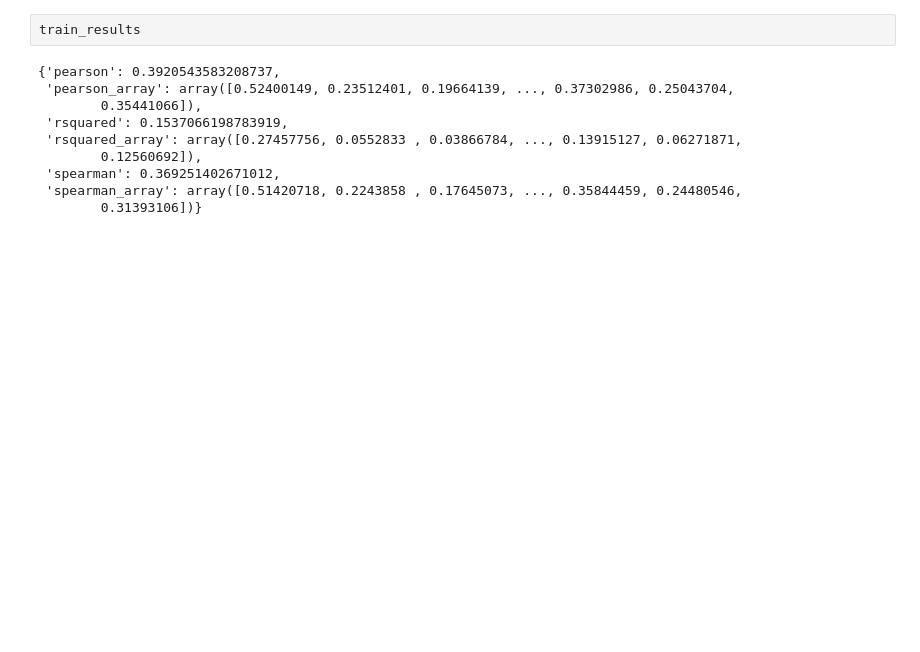
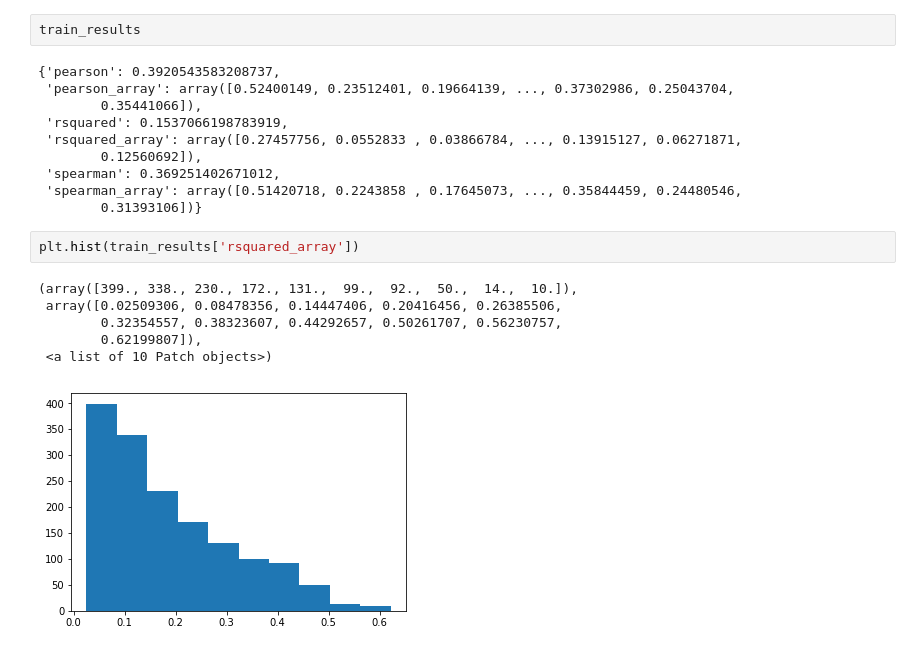
Before and after one commit to dawnfinzi/CS431, a Jupyter notebook: fit_V4.ipynb, the cells around one changed output. Cells and saved outputs as stored; diff of their text form; blank space fills up the shorter version.

```diff
--- a/fit_V4.ipynb
+++ b/fit_V4.ipynb
@@ -158,3 +159,12 @@ train_results
  'spearman': 0.369251402671012,
  'spearman_array': array([0.51420718, 0.2243858 , 0.17645073, ..., 0.35844459, 0.24480546,
         0.31393106])}
+# %%
+plt.hist(train_results['rsquared_array'])
+# %% [output]
+(array([399., 338., 230., 172., 131.,  99.,  92.,  50.,  14.,  10.]),
+ array([0.02509306, 0.08478356, 0.14447406, 0.20416456, 0.26385506,
+        0.32354557, 0.38323607, 0.44292657, 0.50261707, 0.56230757,
+        0.62199807]),
+ <a list of 10 Patch objects>)
+[figure, added]
```
Also changed, not shown: parts of 18 cells of this notebook.
